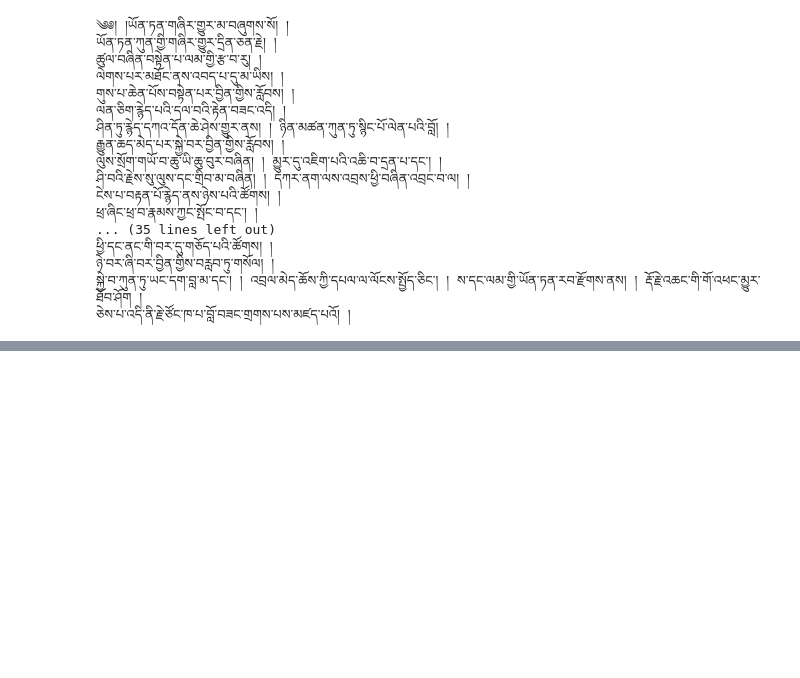
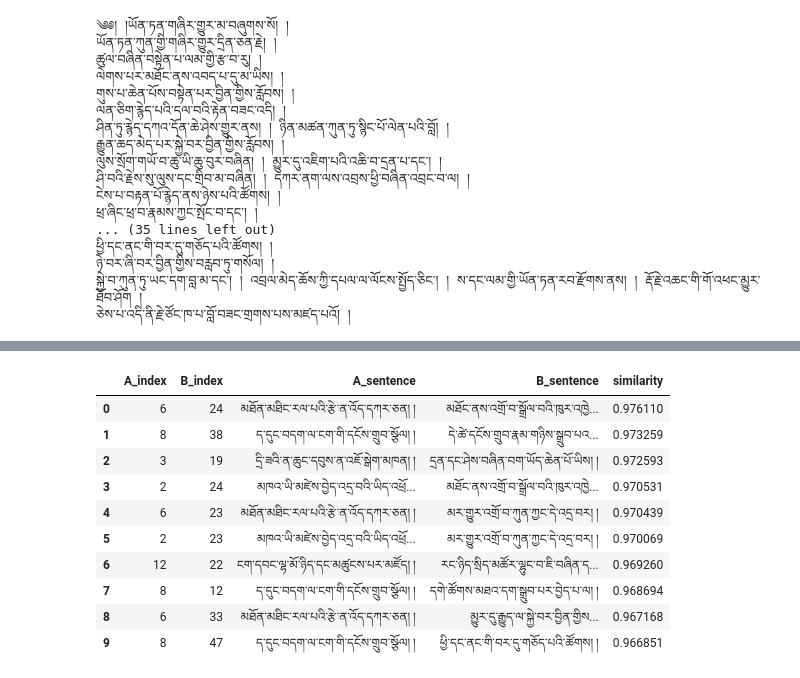
Before and after one commit to ten-jampa/embedding-model-for-tibetan, a Jupyter notebook: notebooks/01_research_sdk_starter.ipynb, the cells around one changed output, grey strips where cells are left out. Cells and saved outputs as stored; diff of their text form; code cells hidden in the pictures; blank space fills up the shorter version.

```diff
--- a/notebooks/01_research_sdk_starter.ipynb
+++ b/notebooks/01_research_sdk_starter.ipynb
@@ -339,0 +512,2 @@ for segment in foundation_of_all_good_qualities_text_segments.segments:
+# %%
+OPENAI_API_KEY="sk-...redacted..."
@@ -339,0 +547,76 @@ for segment in foundation_of_all_good_qualities_text_segments.segments:
+# %%
+import numpy as np
+import pandas as pd
+
+def cosine_similarity_matrix(vecs_a: list[list[float]], vecs_b: list[list[float]]) -> np.ndarray:
+    """
+    Compute the cosine similarity matrix between two lists of embedding vectors.
+
+    Args:
+        vecs_a: List of N vectors (A).
+        vecs_b: List of M vectors (B).
+
+    Returns:
+        N x M matrix of cosine similarities.
+    """
+    a = np.array(vecs_a)  # shape (N, D)
+    b = np.array(vecs_b)  # shape (M, D)
+    a_norm = a / np.linalg.norm(a, axis=1, keepdims=True)
+    b_norm = b / np.linalg.norm(b, axis=1, keepdims=True)
+    similarity = np.dot(a_norm, b_norm.T)  # shape (N, M)
+    return similarity
+
+def top_k_similarity_pairs(similarity_matrix: np.ndarray, k: int) -> list[tuple[int, int, float]]:
+    """
+    Return the top k pairs (indices from A, indices from B, and similarity value)
+    with the highest cosine similarities in the matrix.
+
+    Args:
+        similarity_matrix: np.ndarray of shape (N, M)
+        k: number of top pairs to return
+
+    Returns:
+        List of tuples: (index_a, index_b, similarity_value)
+    """
+    # Flatten and get indices
+    flat_indices = np.argpartition(-similarity_matrix.ravel(), k-1)[:k]
+    row_indices, col_indices = np.unravel_index(flat_indices, similarity_matrix.shape)
+    similarities = similarity_matrix[row_indices, col_indices]
+    # Sort descending
+    sorted_indices = np.argsort(-similarities)
+    top_pairs = [(int(row_indices[i]), int(col_indices[i]), float(similarities[i])) for i in sorted_indices]
+    return top_pairs
+
+similarity_matrix = cosine_similarity_matrix(embeddings_a, embeddings_b)
+
+print(f"Similarity matrix shape: {similarity_matrix.shape}")
+print("First 3 similarity scores (row 0):", similarity_matrix[0][:3])
+
+# Get top k most similar pairs
+top_k = 10
+top_pairs = top_k_similarity_pairs(similarity_matrix, top_k)
+
+print(f"Top {top_k} most similar pairs (A index, B index, similarity):")
+for idx_a, idx_b, sim in top_pairs:
+    sent_a = detailed_pairwise_view.segments_a[idx_a]
+    sent_b = detailed_pairwise_view.segments_b[idx_b]
+    print(f"A[{idx_a}] <--> B[{idx_b}] : {sim:.4f}")
+    print(f"    A: {sent_a}")
+    print(f"    B: {sent_b}")
+
+# Create a DataFrame for view, similar to above DataFrame patterns
+top_pairs_data = []
+for idx_a, idx_b, sim in top_pairs:
+    sent_a = detailed_pairwise_view.segments_a[idx_a]
+    sent_b = detailed_pairwise_view.segments_b[idx_b]
+    top_pairs_data.append({
+        "A_index": idx_a,
+        "B_index": idx_b,
+        "A_sentence": sent_a,
+        "B_sentence": sent_b,
+        "similarity": sim
+    })
+
+top_pairs_df = pd.DataFrame(top_pairs_data)
+display(top_pairs_df)
+# %% [output]
@@ -339,0 +640,11 @@ for segment in foundation_of_all_good_qualities_text_segments.segments:
+|  | A_index | B_index | A_sentence | B_sentence | similarity |
+| 0 | 6 | 24 | མཐོན་མཐིང་རལ་པའི་རྩེ་ན་འོད་དཀར་ཅན། ། | མཐོང་ནས་འགྲོ་བ་སྒྲོལ་བའི་ཁུར་འཁྱེ... | 0.976110 |
+| 1 | 8 | 38 | ད་དུང་བདག་ལ་ངག་གི་དངོས་གྲུབ་སྩོལ། ། | དེ་ཚེ་དངོས་གྲུབ་རྣམ་གཉིས་སྒྲུབ་པའ... | 0.973259 |
+| 2 | 3 | 19 | དྲི་ཟའི་ན་ཆུང་དབུས་ན་འཇོ་སྒེག་མཁན། ། | དྲན་དང་ཤེས་བཞིན་བག་ཡོད་ཆེན་པོ་ཡིས། ། | 0.972593 |
+| 3 | 2 | 24 | མཁའ་ཡི་མཛེས་བྱེད་འདྲ་བའི་ཡིད་འཕྲོ... | མཐོང་ནས་འགྲོ་བ་སྒྲོལ་བའི་ཁུར་འཁྱེ... | 0.970531 |
+| 4 | 6 | 23 | མཐོན་མཐིང་རལ་པའི་རྩེ་ན་འོད་དཀར་ཅན། ། | མར་གྱུར་འགྲོ་བ་ཀུན་ཀྱང་དེ་འདྲ་བར། ། | 0.970439 |
+| 5 | 2 | 23 | མཁའ་ཡི་མཛེས་བྱེད་འདྲ་བའི་ཡིད་འཕྲོ... | མར་གྱུར་འགྲོ་བ་ཀུན་ཀྱང་དེ་འདྲ་བར། ། | 0.970069 |
+| 6 | 12 | 22 | ངག་དབང་ལྷ་མོ་ཉིད་དང་མཚུངས་པར་མཛོད། ། | རང་ཉིད་སྲིད་མཚོར་ལྷུང་བ་ཇི་བཞིན་ད... | 0.969260 |
+| 7 | 8 | 12 | ད་དུང་བདག་ལ་ངག་གི་དངོས་གྲུབ་སྩོལ། ། | དགེ་ཚོགས་མཐའ་དག་སྒྲུབ་པར་བྱེད་པ་ལ། ། | 0.968694 |
+| 8 | 6 | 33 | མཐོན་མཐིང་རལ་པའི་རྩེ་ན་འོད་དཀར་ཅན། ། | མྱུར་དུ་རྒྱུད་ལ་སྐྱེ་བར་བྱིན་གྱིས... | 0.967168 |
+| 9 | 8 | 47 | ད་དུང་བདག་ལ་ངག་གི་དངོས་གྲུབ་སྩོལ། ། | ཕྱི་དང་ནང་གི་བར་དུ་གཅོད་པའི་ཚོགས། ། | 0.966851 |
```
Also changed, not shown: parts of 15 cells of this notebook.
